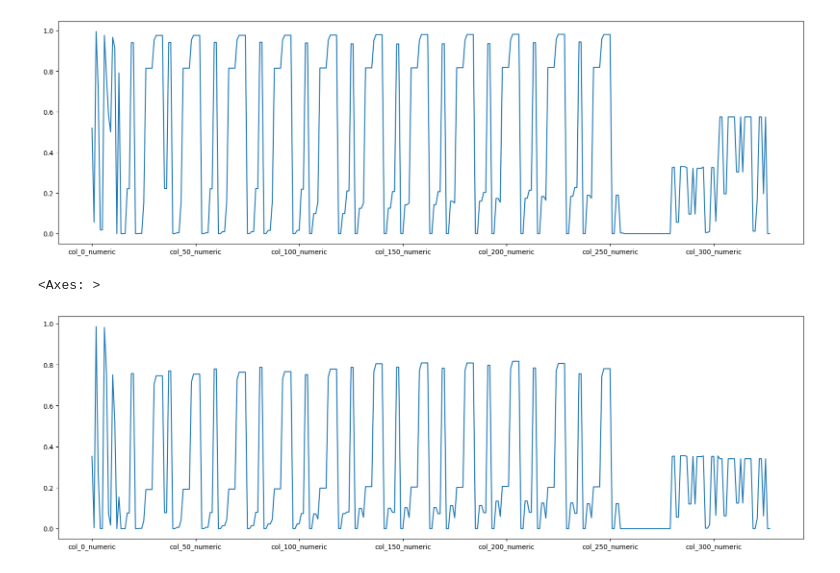
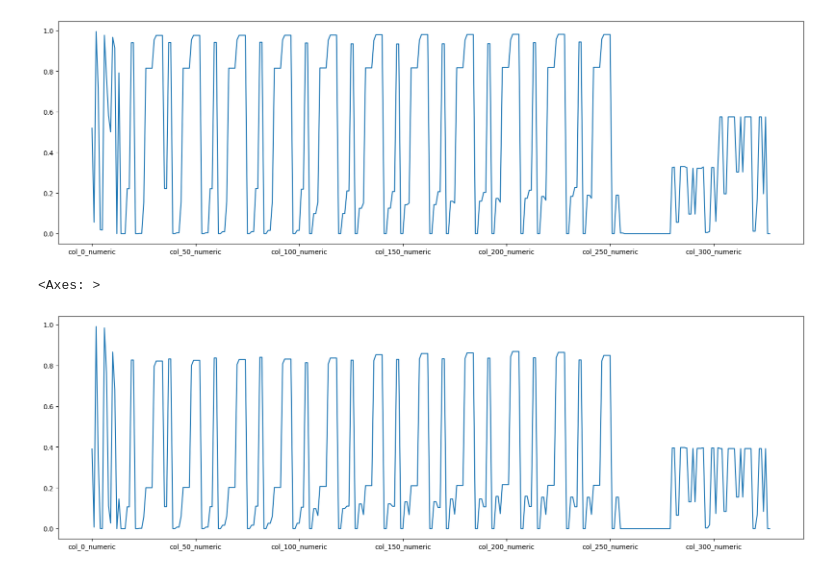
Before and after one commit to indremontvilaite/ml_project, a Jupyter notebook: EDA.ipynb, the cells around one changed output. Drawn from its saved outputs; the diff is of its cells as text; code cells hidden in the pictures.

```diff
--- a/EDA.ipynb
+++ b/EDA.ipynb
@@ -93,9 +116,10 @@ missing_values_per_column.plot(kind="line", figsize=(20, 6))
 <Axes: >
 [figure]
 # %%
+df_interrupted = df_clean0[df_clean0["label"] == "Interrupted"]
 df_interrupted_missings = df_interrupted.isnull().sum() / df_interrupted.shape[0]
 df_interrupted_missings.plot(kind="line", figsize=(20, 6))
 # %% [output]
 <Axes: >
-[figure, old version]
+[figure, new version]
 # %%
```
Also changed, not shown: parts of 18 cells of this notebook, 3 other files.
